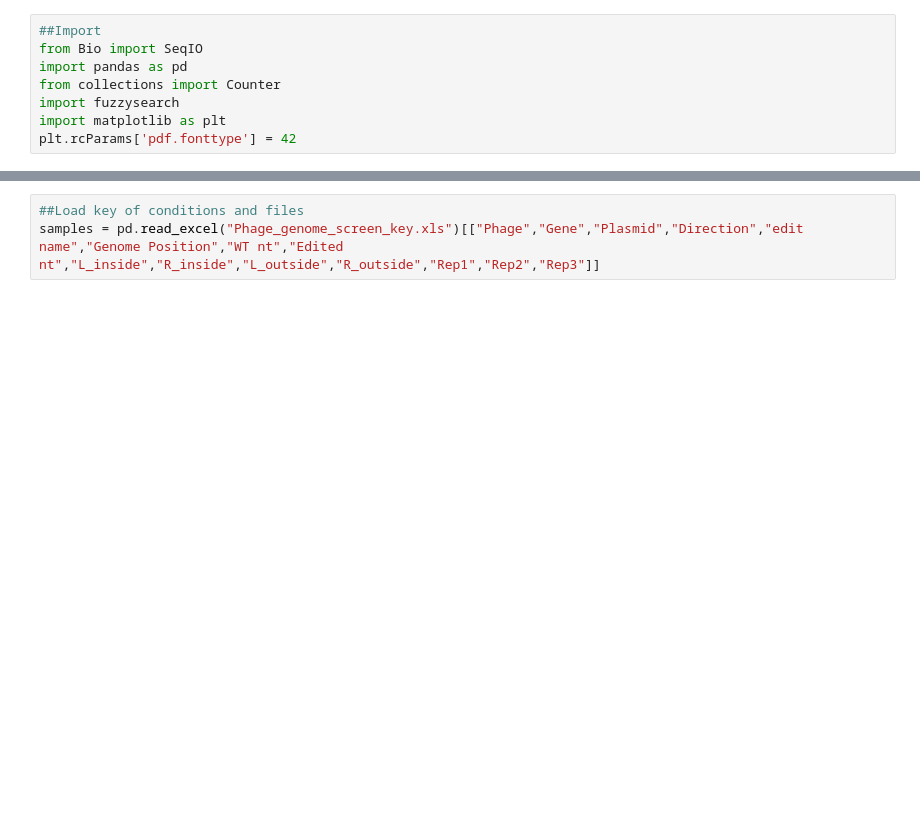
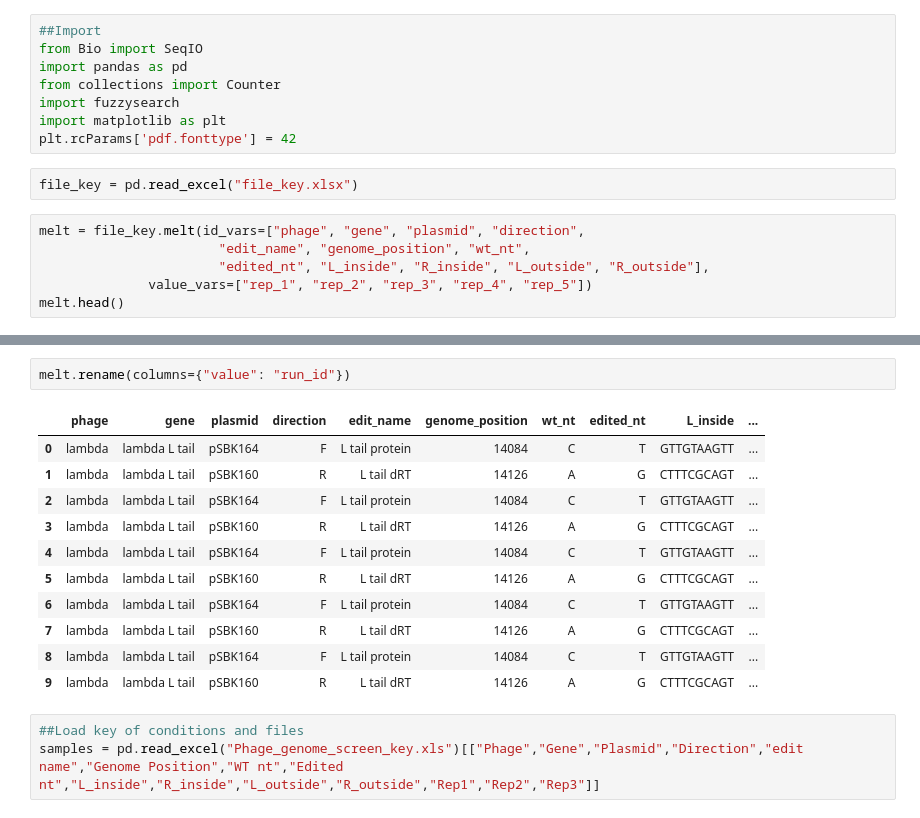
Before and after one commit to Shipman-Lab/Multiplexed_Phage_Recombitrons, a Jupyter notebook: Edit_site_analysis.ipynb, the cells around one changed output, grey strips where cells are left out. Saved outputs shown, nothing was run; the diff lists cells and outputs as text; blank space fills up the shorter version.

```diff
--- a/Edit_site_analysis.ipynb
+++ b/Edit_site_analysis.ipynb
@@ -6,3 +6,11 @@ from collections import Counter
 import fuzzysearch
 import matplotlib as plt
 plt.rcParams['pdf.fonttype'] = 42
+# %%
+file_key = pd.read_excel("file_key.xlsx")
+# %%
+melt = file_key.melt(id_vars=["phage", "gene", "plasmid", "direction",
+                       "edit_name", "genome_position", "wt_nt",
+                       "edited_nt", "L_inside", "R_inside", "L_outside", "R_outside"],
+              value_vars=["rep_1", "rep_2", "rep_3", "rep_4", "rep_5"])
+melt.head()
@@ -9,3 +24,17 @@ plt.rcParams['pdf.fonttype'] = 42
+# %%
+melt.rename(columns={"value": "run_id"})
+# %% [output]
+|  | phage | gene | plasmid | direction | edit_name | genome_position | wt_nt | edited_nt | L_inside | ... |
+| 0 | lambda | lambda L tail | pSBK164 | F | L tail protein | 14084 | C | T | GTTGTAAGTT | ... |
+| 1 | lambda | lambda L tail | pSBK160 | R | L tail dRT | 14126 | A | G | CTTTCGCAGT | ... |
+| 2 | lambda | lambda L tail | pSBK164 | F | L tail protein | 14084 | C | T | GTTGTAAGTT | ... |
+| 3 | lambda | lambda L tail | pSBK160 | R | L tail dRT | 14126 | A | G | CTTTCGCAGT | ... |
+| 4 | lambda | lambda L tail | pSBK164 | F | L tail protein | 14084 | C | T | GTTGTAAGTT | ... |
+| 5 | lambda | lambda L tail | pSBK160 | R | L tail dRT | 14126 | A | G | CTTTCGCAGT | ... |
+| 6 | lambda | lambda L tail | pSBK164 | F | L tail protein | 14084 | C | T | GTTGTAAGTT | ... |
+| 7 | lambda | lambda L tail | pSBK160 | R | L tail dRT | 14126 | A | G | CTTTCGCAGT | ... |
+| 8 | lambda | lambda L tail | pSBK164 | F | L tail protein | 14084 | C | T | GTTGTAAGTT | ... |
+| 9 | lambda | lambda L tail | pSBK160 | R | L tail dRT | 14126 | A | G | CTTTCGCAGT | ... |
 # %%
 ##Load key of conditions and files
 samples = pd.read_excel("Phage_genome_screen_key.xls")[["Phage","Gene","Plasmid","Direction","edit name","Genome Position","WT nt","Edited nt","L_inside","R_inside","L_outside","R_outside","Rep1","Rep2","Rep3"]]
```
Also changed, not shown: parts of 1 cell of this notebook, 1 other file.
